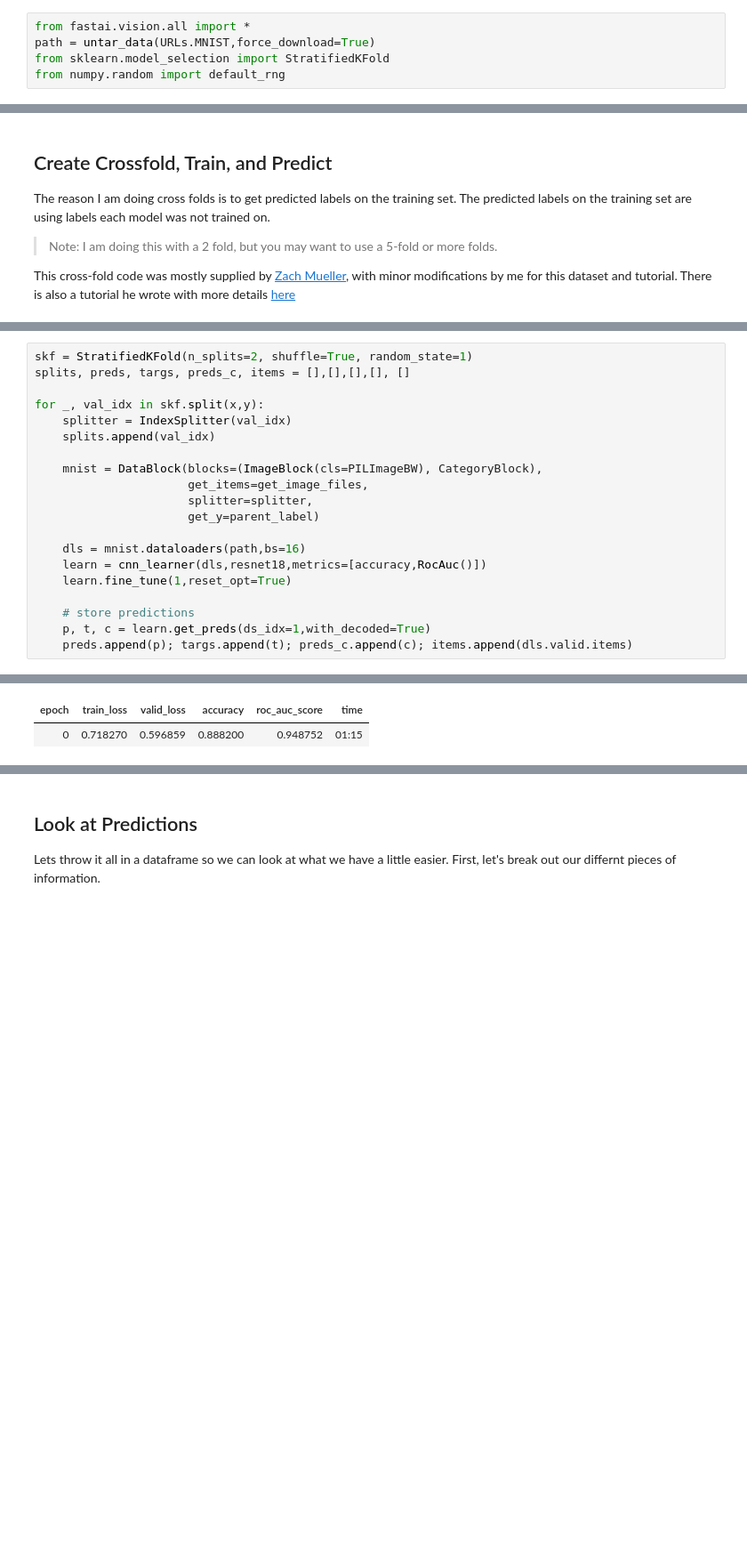
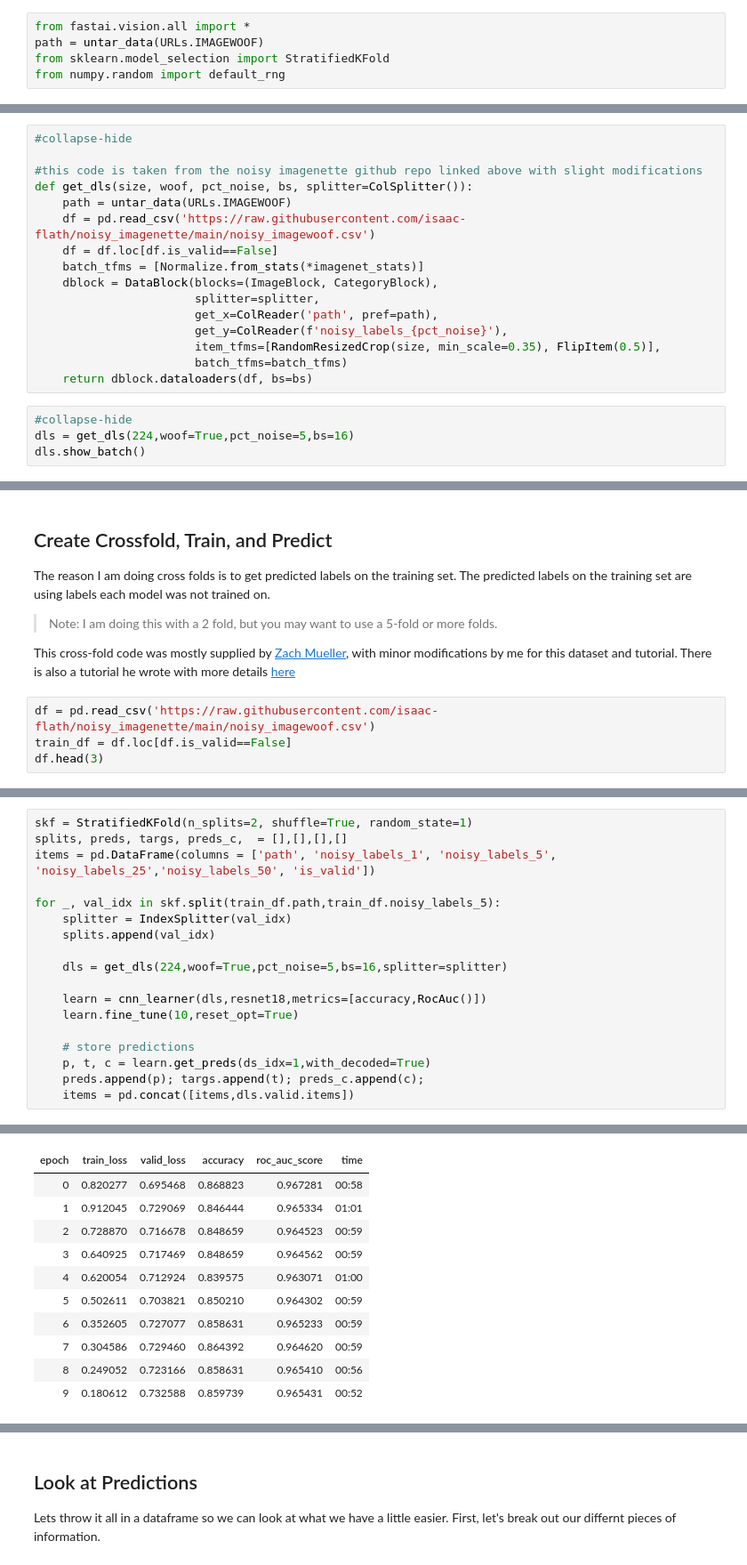
Before and after one commit to 1Paws7/blog, a Jupyter notebook: _notebooks/2021-01-18-SoftLabeling.ipynb, the cells around one changed output, grey strips where cells are left out. Shown at 89% size. Saved outputs shown, nothing was run; the diff lists cells and outputs as text; blank space fills up the shorter version.

Commit message:
Changed to use noisy imagenette

```diff
--- a/_notebooks/2021-01-18-SoftLabeling.ipynb
+++ b/_notebooks/2021-01-18-SoftLabeling.ipynb
@@ -12,6 +12,6 @@
 ## Imports
 # %%
 from fastai.vision.all import *
-path = untar_data(URLs.MNIST,force_download=True)
+path = untar_data(URLs.IMAGEWOOF)
 from sklearn.model_selection import StratifiedKFold
 from numpy.random import default_rng
@@ -59,0 +24,20 @@ dls.show_batch(max_n=16,figsize=(6,6))
+# %%
+#collapse-hide
+
+#this code is taken from the noisy imagenette github repo linked above with slight modifications
+def get_dls(size, woof, pct_noise, bs, splitter=ColSplitter()):
+    path = untar_data(URLs.IMAGEWOOF)
+    df = pd.read_csv('https://raw.githubusercontent.com/isaac-flath/noisy_imagenette/main/noisy_imagewoof.csv')
+    df = df.loc[df.is_valid==False]
+    batch_tfms = [Normalize.from_stats(*imagenet_stats)]
+    dblock = DataBlock(blocks=(ImageBlock, CategoryBlock),
+                       splitter=splitter,
+                       get_x=ColReader('path', pref=path),
+                       get_y=ColReader(f'noisy_labels_{pct_noise}'),
+                       item_tfms=[RandomResizedCrop(size, min_scale=0.35), FlipItem(0.5)],
+                       batch_tfms=batch_tfms)
+    return dblock.dataloaders(df, bs=bs)
+# %%
+#collapse-hide
+dls = get_dls(224,woof=True,pct_noise=5,bs=16)
+dls.show_batch()
@@ -65,3 +51,7 @@ The reason I am doing cross folds is to get predicted labels on the training set
 >Note:  I am doing this with a 2 fold, but you may want to use a 5-fold or more folds.
 
 This cross-fold code was mostly supplied by [Zach Mueller](https://twitter.com/TheZachMueller), with minor modifications by me for this dataset and tutorial.  There is also a tutorial he wrote with more details [here](https://github.com/muellerzr/Practical-Deep-Learning-for-Coders-2.0/blob/master/Computer%20Vision/03_Cross_Validation.ipynb)
+# %%
+df = pd.read_csv('https://raw.githubusercontent.com/isaac-flath/noisy_imagenette/main/noisy_imagewoof.csv')
+train_df = df.loc[df.is_valid==False]
+df.head(3)
@@ -68,22 +63,20 @@ This cross-fold code was mostly supplied by [Zach Mueller](https://twitter.com/T
 # %%
 skf = StratifiedKFold(n_splits=2, shuffle=True, random_state=1)
-splits, preds, targs, preds_c, items = [],[],[],[], []
+splits, preds, targs, preds_c,  = [],[],[],[]
+items = pd.DataFrame(columns = ['path', 'noisy_labels_1', 'noisy_labels_5', 'noisy_labels_25','noisy_labels_50', 'is_valid'])
 
-for _, val_idx in skf.split(x,y):
+for _, val_idx in skf.split(train_df.path,train_df.noisy_labels_5):
     splitter = IndexSplitter(val_idx)
     splits.append(val_idx)
 
-    mnist = DataBlock(blocks=(ImageBlock(cls=PILImageBW), CategoryBlock),
-                      get_items=get_image_files,
-                      splitter=splitter,
-                      get_y=parent_label)
+    dls = get_dls(224,woof=True,pct_noise=5,bs=16,splitter=splitter)
 
-    dls = mnist.dataloaders(path,bs=16)
     learn = cnn_learner(dls,resnet18,metrics=[accuracy,RocAuc()])
-    learn.fine_tune(1,reset_opt=True)
+    learn.fine_tune(10,reset_opt=True)
 
     # store predictions
     p, t, c = learn.get_preds(ds_idx=1,with_decoded=True)
-    preds.append(p); targs.append(t); preds_c.append(c); items.append(dls.valid.items)
+    preds.append(p); targs.append(t); preds_c.append(c);
+    items = pd.concat([items,dls.valid.items])
 # %% [output]
 | epoch | train_loss | valid_loss | accuracy | roc_auc_score | time |
@@ -91,4 +84,13 @@ for _, val_idx in skf.split(x,y):
 | epoch | train_loss | valid_loss | accuracy | roc_auc_score | time |
-| 0 | 0.718270 | 0.596859 | 0.888200 | 0.948752 | 01:15 |
+| 0 | 0.820277 | 0.695468 | 0.868823 | 0.967281 | 00:58 |
+| 1 | 0.912045 | 0.729069 | 0.846444 | 0.965334 | 01:01 |
+| 2 | 0.728870 | 0.716678 | 0.848659 | 0.964523 | 00:59 |
+| 3 | 0.640925 | 0.717469 | 0.848659 | 0.964562 | 00:59 |
+| 4 | 0.620054 | 0.712924 | 0.839575 | 0.963071 | 01:00 |
+| 5 | 0.502611 | 0.703821 | 0.850210 | 0.964302 | 00:59 |
+| 6 | 0.352605 | 0.727077 | 0.858631 | 0.965233 | 00:59 |
+| 7 | 0.304586 | 0.729460 | 0.864392 | 0.964620 | 00:59 |
+| 8 | 0.249052 | 0.723166 | 0.858631 | 0.965410 | 00:56 |
+| 9 | 0.180612 | 0.732588 | 0.859739 | 0.965431 | 00:52 |
 [interactive output not drawn]
 | epoch | train_loss | valid_loss | accuracy | roc_auc_score | time |
```
Also changed, not shown: parts of 20 cells of this notebook.
